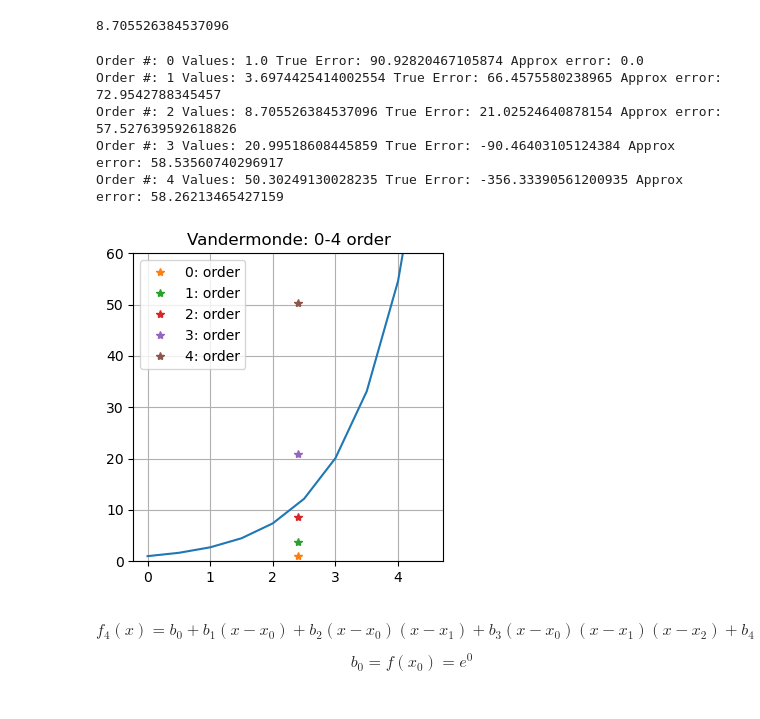
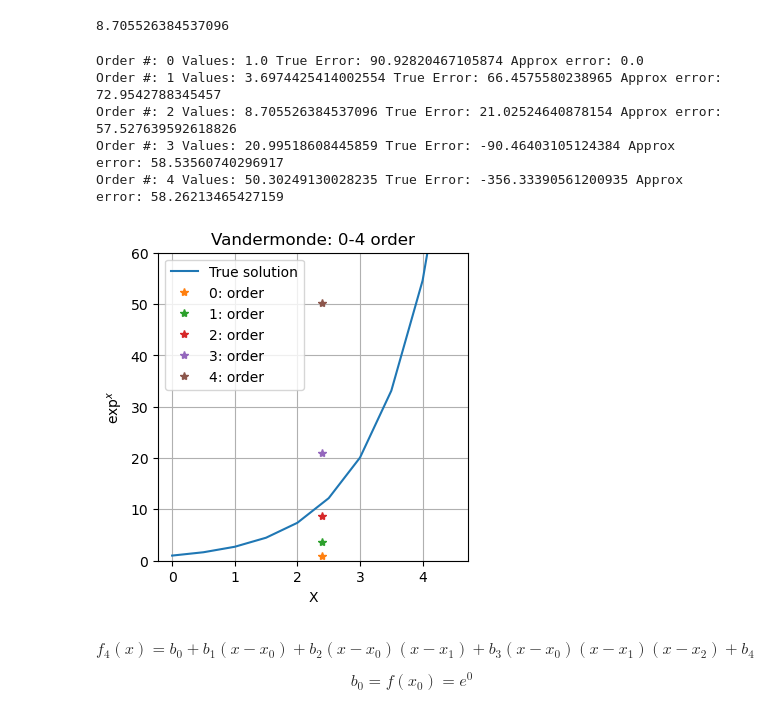
Before and after one commit to Ben-Corner/GOPH619_Labs, a Jupyter notebook: Lab1/619_Lab1.ipynb, the cells around one changed output. Saved outputs shown, nothing was run; the diff lists cells and outputs as text; code cells hidden in the pictures.

```diff
--- a/Lab1/619_Lab1.ipynb
+++ b/Lab1/619_Lab1.ipynb
@@ -231,35 +229,37 @@ def vander_matrix(n,X,Y,value):
     result = np.polyval(coef,value)
     return result
 
 #Plot and calculate
 m = 5
 Answer_V = np.zeros(m)
 et_v = np.zeros(m)
 ea_v = np.zeros(m)
 for i in range(m):
     Answer_V[i] = vander_matrix(i,X_a,Y_a,2.4)
     et_v[i] = ((true - Answer_V[i]) / true) * 100
 for i in range(m-1):
     ea_v[i+1] = ((Answer_V[i+1] - Answer_V[i]) / Answer_V[i+1]) * 100
 for i in range(m):
     print("Order #:", i,"Values:", Answer_V[i], "True Error:", et_v[i], "Approx error:", ea_v[i])
 
 plt.figure(figsize = (4,4))
-plt.plot(X_a, Y_a);
+plt.plot(X_a, Y_a, label = "True solution");
 plt.title("Vandermonde: 0-4 order")
 for i in range(m):
     plt.plot(2.4, Answer_V[i], '*', label = f"{i}: order")
+plt.xlabel("X")
+plt.ylabel(r"$\exp^{x}$")
 plt.ylim(0,60)
 plt.grid()
 plt.legend()
 plt.show()
 # %% [output]
 Order #: 0 Values: 1.0 True Error: 90.92820467105874 Approx error: 0.0
 Order #: 1 Values: 3.6974425414002554 True Error: 66.4575580238965 Approx error: 72.9542788345457
 Order #: 2 Values: 8.705526384537096 True Error: 21.02524640878154 Approx error: 57.527639592618826
 Order #: 3 Values: 20.99518608445859 True Error: -90.46403105124384 Approx error: 58.53560740296917
 Order #: 4 Values: 50.30249130028235 True Error: -356.33390561200935 Approx error: 58.26213465427159
-[figure, old version]
+[figure, new version]
 # %% [markdown]
 $$f_{4}(x) = b_{0} + b_{1}(x-x_{0}) + b_{2}(x-x_{0})(x-x_{1}) + b_{3}(x-x_{0})(x-x_{1})(x-x_{2}) + b_{4}(x-x_{0})(x-x_{1})(x-x_{2})(x-x_{3}) $$
 
```
Also changed, not shown: parts of 5 cells of this notebook.
